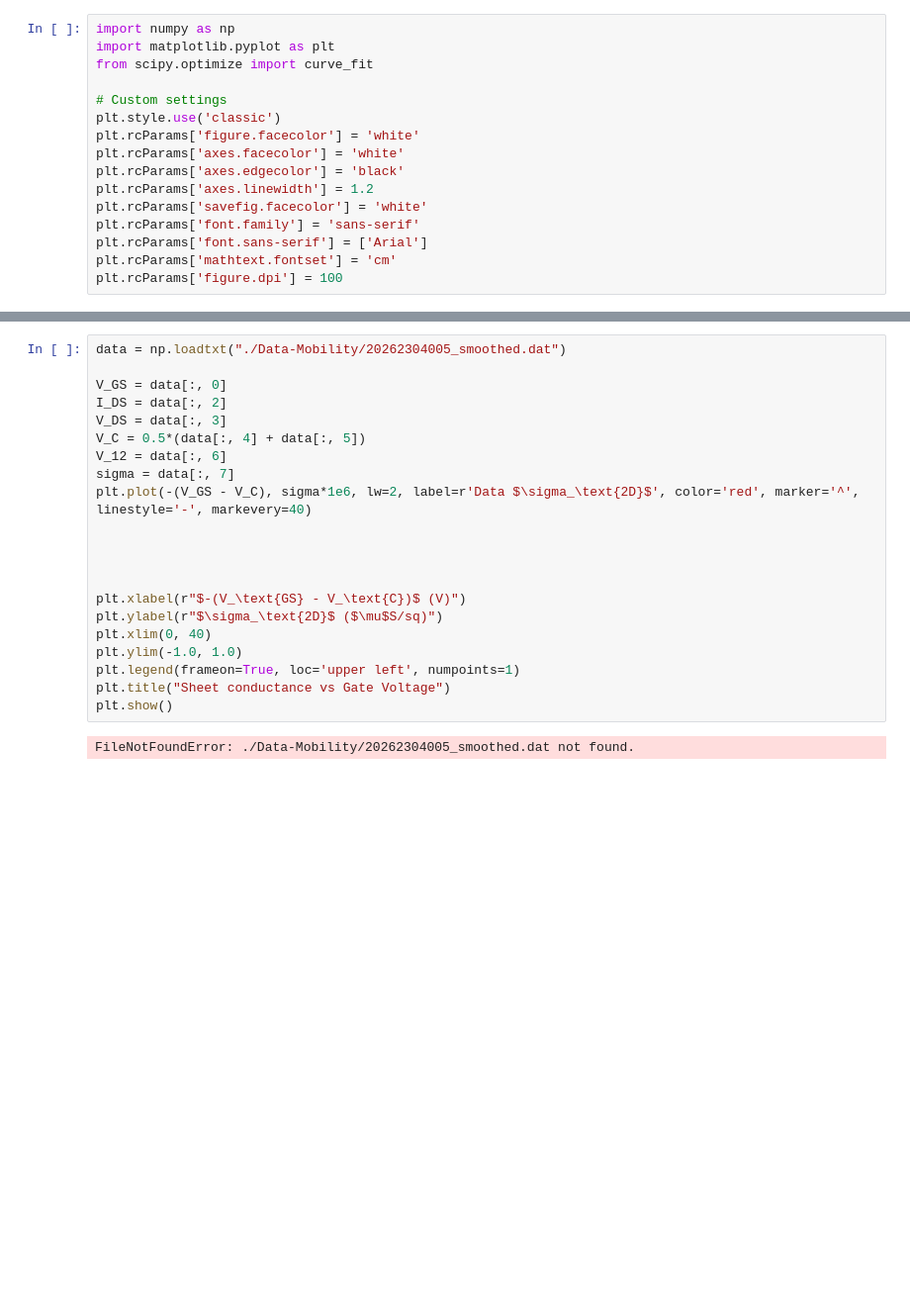
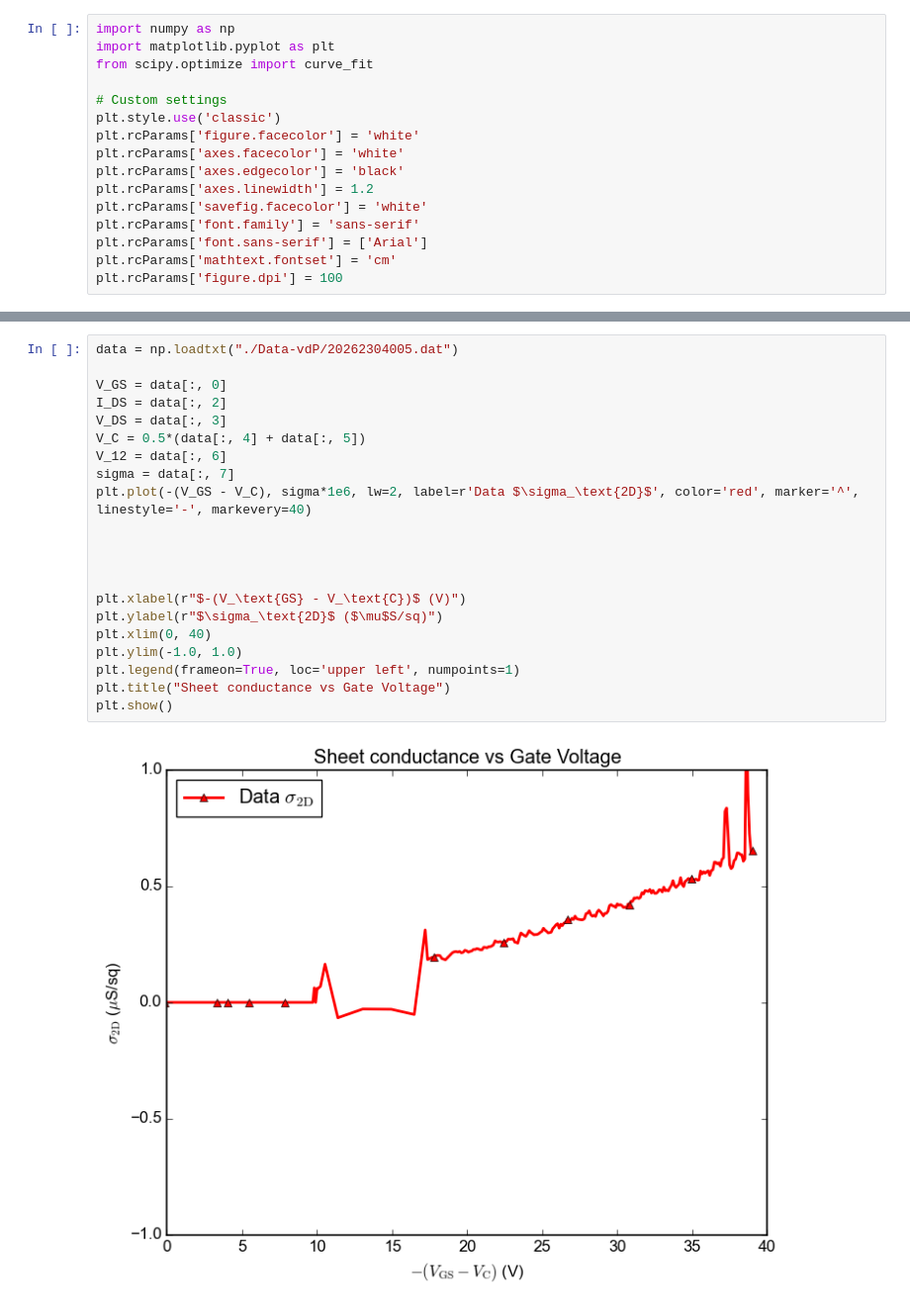
Before and after one commit to phamtrungkien8904/BachelorThesis, a Jupyter notebook: PS-cook/mobility.ipynb, the cells around one changed output, grey strips where cells are left out. Shown at 99% size. Drawn from its saved outputs; the diff is of its cells as text; blank space fills up the shorter version.

```diff
--- a/PS-cook/mobility.ipynb
+++ b/PS-cook/mobility.ipynb
@@ -61,26 +55,26 @@ FileNotFoundError: ./Data-Mobility/20262304005.dat not found.
 # %%
-data = np.loadtxt("./Data-Mobility/20262304005_smoothed.dat")
+data = np.loadtxt("./Data-vdP/20262304005.dat")
 
 V_GS = data[:, 0]
 I_DS = data[:, 2]
 V_DS = data[:, 3]
 V_C = 0.5*(data[:, 4] + data[:, 5])
 V_12 = data[:, 6]
 sigma = data[:, 7]
 plt.plot(-(V_GS - V_C), sigma*1e6, lw=2, label=r'Data $\sigma_\text{2D}$', color='red', marker='^', linestyle='-', markevery=40)
 
 
 
 
 plt.xlabel(r"$-(V_\text{GS} - V_\text{C})$ (V)")
 plt.ylabel(r"$\sigma_\text{2D}$ ($\mu$S/sq)")
 plt.xlim(0, 40)
 plt.ylim(-1.0, 1.0)
 plt.legend(frameon=True, loc='upper left', numpoints=1)
 plt.title("Sheet conductance vs Gate Voltage")
 plt.show()
 # %% [output]
-FileNotFoundError: ./Data-Mobility/20262304005_smoothed.dat not found.
+[figure, added]
 # %%
 C =	2.6e-9	# F
 A = 45e-6	# m^2
```
Also changed, not shown: parts of 3 cells of this notebook, 4 other files.
